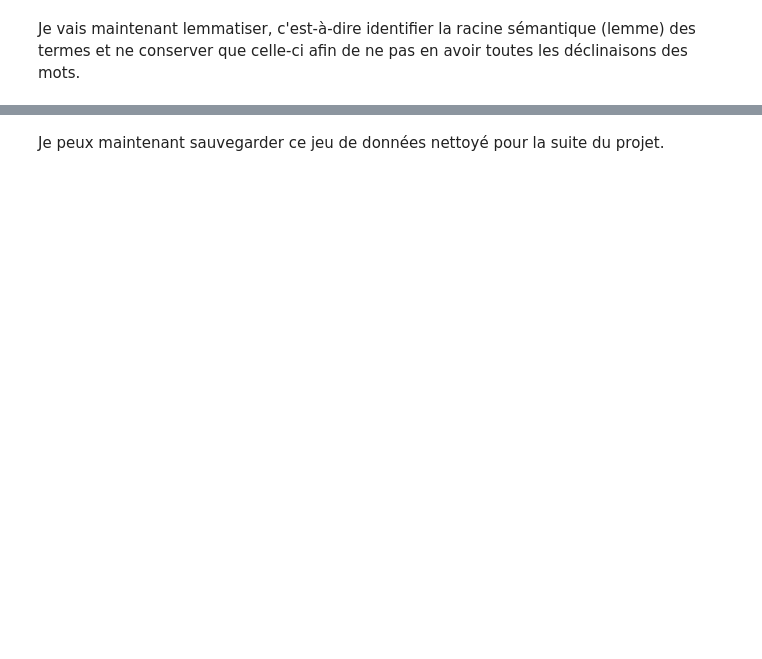
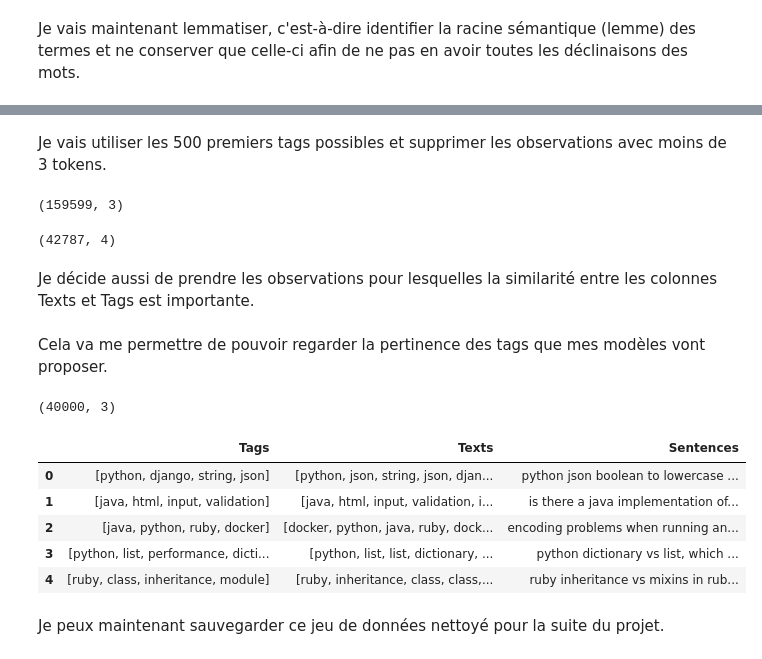
Before and after one commit to sdmwd/IML-Open-Classrooms, a Jupyter notebook: P5 - Catégorisez automatiquement des questions/Durand_Simon_1_notebook_exploration_012023.ipynb, the cells around one changed output, grey strips where cells are left out. Drawn from its saved outputs; the diff is of its cells as text; code cells hidden in the pictures; blank space fills up the shorter version.

```diff
--- a/P5 - Catégorisez automatiquement des questions/Durand_Simon_1_notebook_exploration_012023.ipynb
+++ b/P5 - Catégorisez automatiquement des questions/Durand_Simon_1_notebook_exploration_012023.ipynb
@@ -428,5 +425,3 @@ data['Texts'][0]
-# %%
-data['Cleaned_Sentences'] = data['Texts']
 # %% [markdown]
 Je vais maintenant tokeniser afin de transformer les textes en listes de termes distincts (tokens).
 # %% [markdown]
@@ -498,2 +457,0 @@ mask = data['Tags'].apply(lambda x: any(i not in top_5000_words for i in x))
-# %%
-data = data[~mask]
@@ -514,3 +458,56 @@ memory usage: 3.8+ MB
+# %% [markdown]
+Je vais utiliser les 500 premiers tags possibles et supprimer les observations avec moins de 3 tokens.
+# %%
+top_500_tags = [word for word, count in tag_counts.most_common(500)]
+data.shape
+# %% [output]
+(159599, 3)
+# %%
+def filter_text(text, top_tags, min_words=3):
+    filtered_text = [word for word in text if word in top_tags]
+    if len(filtered_text) >= min_words:
+        return filtered_text
+    else:
+        return []
+
+data['Texts'] = data['Texts'].apply(lambda x: filter_text(x, top_500_tags))
+data['Tags'] = data['Tags'].apply(lambda x: filter_text(x, top_500_tags))
+data = data[(data['Texts'].apply(len) >= 5) & (data['Tags'].apply(len) >= 4)]
+data.shape
+# %% [output]
+(42787, 4)
+# %% [markdown]
+Je décide aussi de prendre les observations pour lesquelles la similarité entre les colonnes Texts et Tags est importante.
+# %% [markdown]
+Cela va me permettre de pouvoir regarder la pertinence des tags que mes modèles vont proposer.
+# %%
+sample_size = 40000
+
+def jaccard_similarity(list1, list2):
+    s1 = set(list1)
+    s2 = set(list2)
+    return len(s1 & s2) / len(s1 | s2)
+
+
+def get_highest_similarity_rows(data, col1, col2, n):
+    data["jaccard_similarity"] = data.apply(lambda x: jaccard_similarity(x[col1], x[col2]), axis=1)
+    data = data.sort_values(by="jaccard_similarity", ascending=False)
+    return data.head(n)
+
+
+data_sample = get_highest_similarity_rows(data, "Tags", "Texts", sample_size)
+data_sample = data_sample[['Tags', 'Texts', 'Sentences']]
+data_sample.reset_index(inplace=True, drop=True)
+print(data_sample.shape)
+data_sample.head()
+# %% [output]
+(40000, 3)
+|  | Tags | Texts | Sentences |
+| 0 | [python, django, string, json] | [python, json, string, json, djan... | python json boolean to lowercase ... |
+| 1 | [java, html, input, validation] | [java, html, input, validation, i... | is there a java implementation of... |
+| 2 | [java, python, ruby, docker] | [docker, python, java, ruby, dock... | encoding problems when running an... |
+| 3 | [python, list, performance, dicti... | [python, list, list, dictionary, ... | python dictionary vs list, which ... |
+| 4 | [ruby, class, inheritance, module] | [ruby, inheritance, class, class,... | ruby inheritance vs mixins in rub... |
 # %% [markdown]
 Je peux maintenant sauvegarder ce jeu de données nettoyé pour la suite du projet.
 # %%
```
Also changed, not shown: parts of 39 cells of this notebook.
